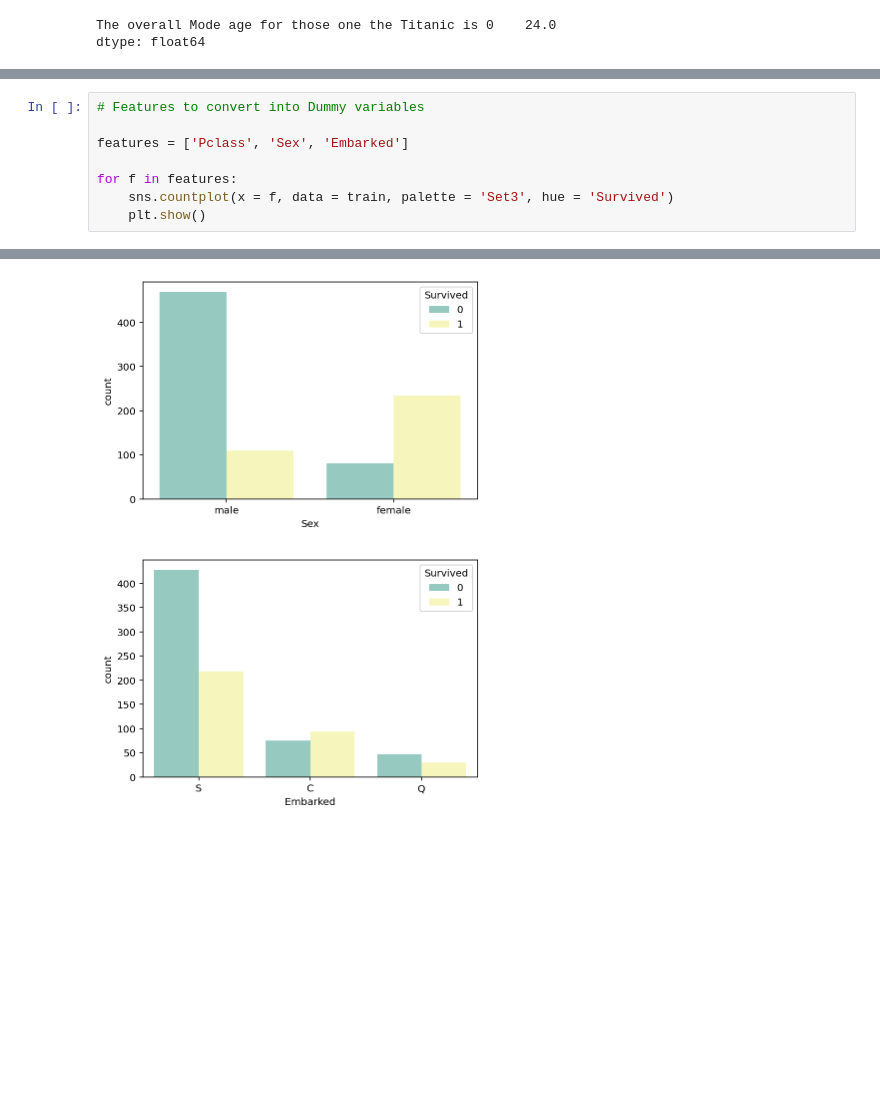
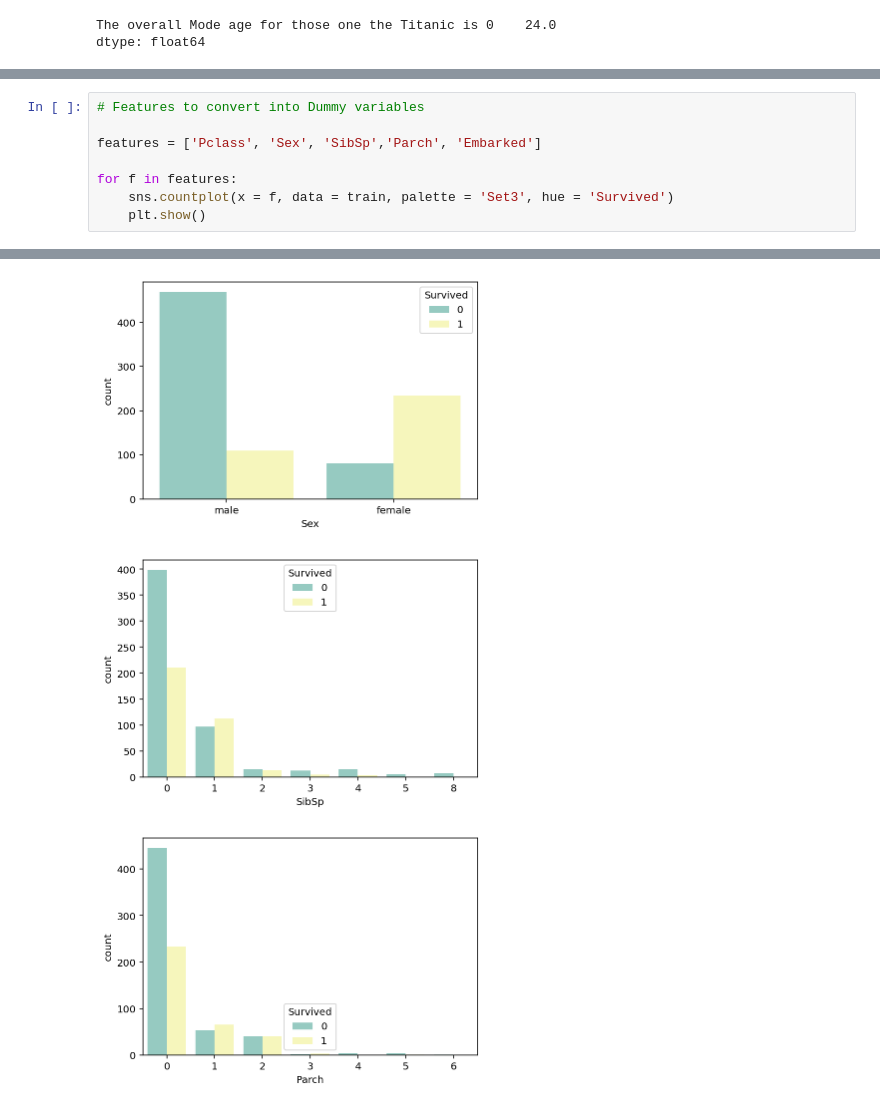
Before and after one commit to nizarhamood/Titanic, a Jupyter notebook: titanic.ipynb, the cells around one changed output, grey strips where cells are left out. Cells and saved outputs as stored; diff of their text form; blank space fills up the shorter version.

```diff
--- a/titanic.ipynb
+++ b/titanic.ipynb
@@ -747,12 +751,13 @@ Feature Selection:<br>
 # %%
 # Features to convert into Dummy variables
 
-features = ['Pclass', 'Sex', 'Embarked']
+features = ['Pclass', 'Sex', 'SibSp','Parch', 'Embarked']
 
 for f in features:
     sns.countplot(x = f, data = train, palette = 'Set3', hue = 'Survived')
     plt.show()
 # %% [output]
 [figure]
 [figure]
-[figure, old version]
+[figure, new version]
+[figure, added]
```
Also changed, not shown: parts of 5 cells of this notebook.
